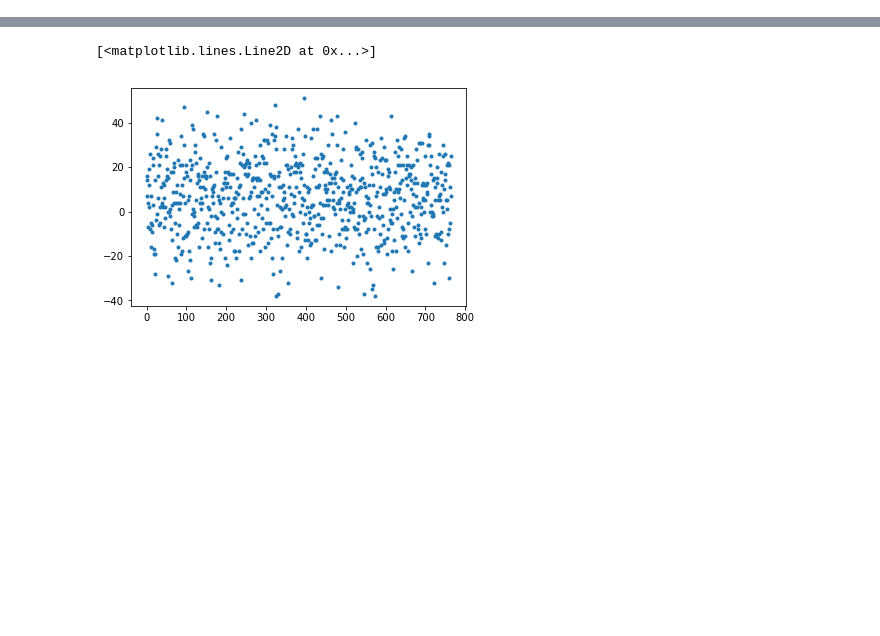
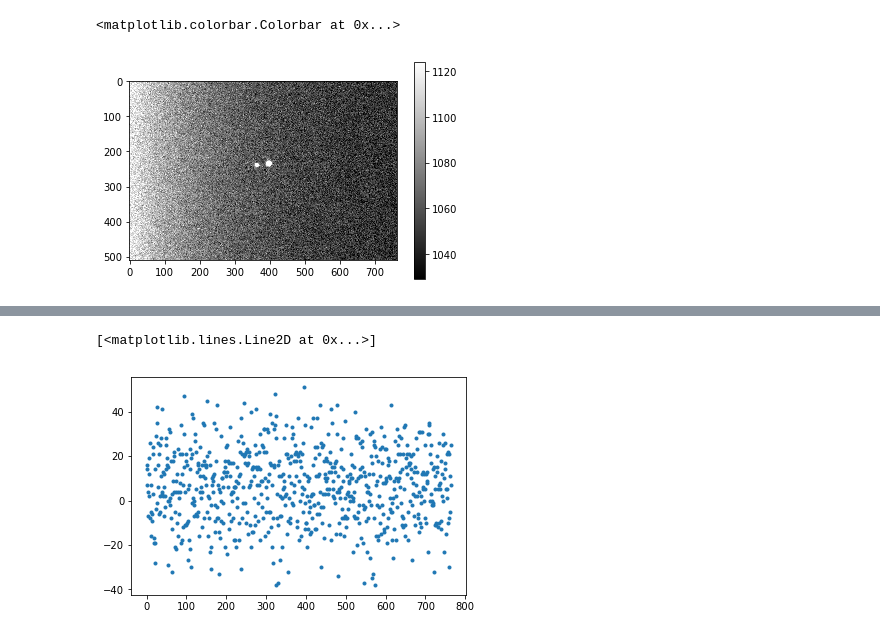
Before and after one commit to mileslucas/astro344l, a Jupyter notebook: lab2/src/lab2.ipynb, the cells around one changed output, grey strips where cells are left out. Drawn from its saved outputs; the diff is of its cells as text; code cells hidden in the pictures; blank space fills up the shorter version.

```diff
--- a/lab2/src/lab2.ipynb
+++ b/lab2/src/lab2.ipynb
@@ -4,4 +4,4 @@ import matplotlib.pyplot as plt
 %matplotlib inline
 from astropy.io import fits
 # %%
-data = fits.getdata('../data/as/Albireo_V_full_00{}.FIT'.format(1)).astype('i8')
+data = fits.getdata('../data/Albireo_V_tenth_00{}.FIT'.format(1)).astype('i8')
@@ -32,0 +18,7 @@ cut = (data)[225]
+# %%
+low, high = np.percentile(data.flatten(), [1, 99])
+plt.imshow(data, cmap='gray', vmin=low, vmax=high)
+plt.colorbar()
+# %% [output]
+<matplotlib.colorbar.Colorbar at 0x...>
+[figure, added]
```
Also changed, not shown: parts of 9 cells of this notebook, 15 other files.
